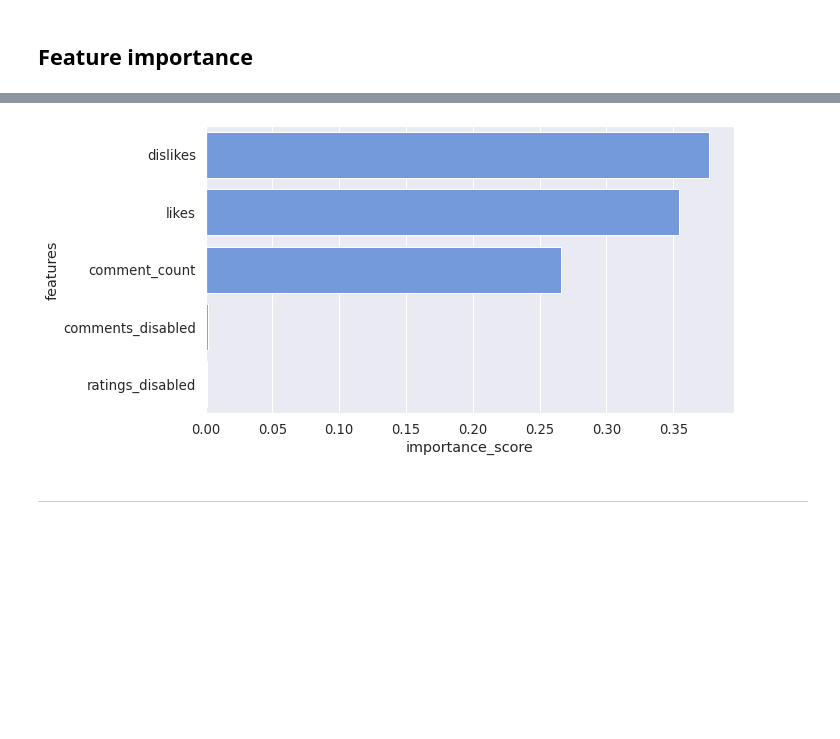
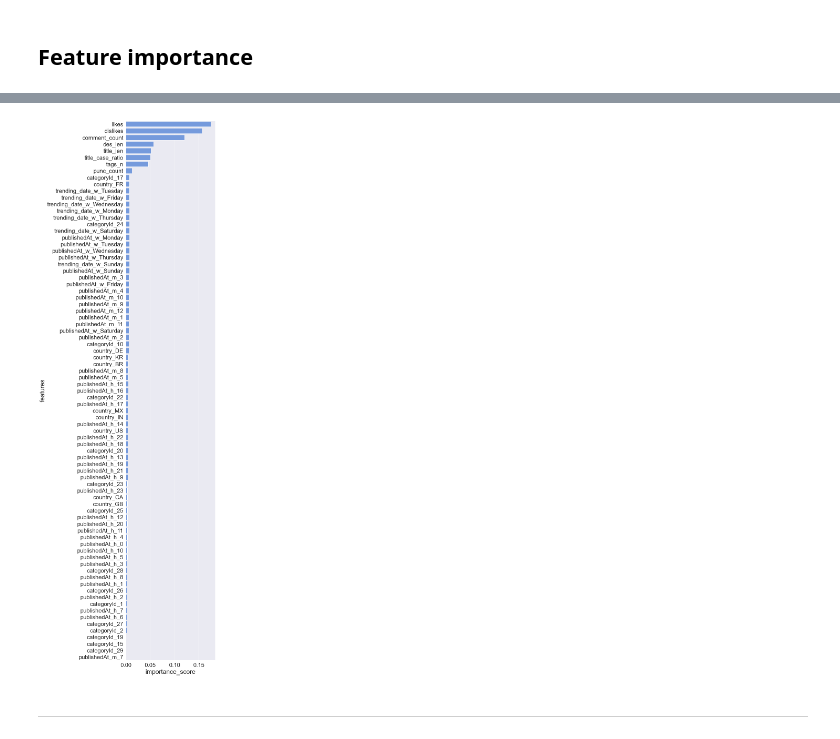
Before and after one commit to MRDVGroupProjectCSPB4502/MRDVGroupProjectCSPB4502, a Jupyter notebook: src/Rouzbeh/random forest.ipynb, the cells around one changed output, grey strips where cells are left out. Cells and saved outputs as stored; diff of their text form; code cells hidden in the pictures; blank space fills up the shorter version.

```diff
--- a/src/Rouzbeh/random forest.ipynb
+++ b/src/Rouzbeh/random forest.ipynb
@@ -228,0 +266,3 @@ dtype: object
+# %%
+dums = pd.get_dummies(df[cat_cols])
+dums
@@ -228,0 +283,5 @@ dtype: object
+# %%
+# columns not used in one hot encoding
+
+cols = list(set(df.columns) - set(cat_cols))
+cols
@@ -228,0 +298,9 @@ dtype: object
+# %%
+# join one hot columns to
+df = df[cols].copy()
+df = df.join(dums)
+
+# move target variable to the end of the dataframe
+temp = df['view_count_cat']
+df = df.drop(columns='view_count_cat')
+df['view_count_cat'] = temp
@@ -229,5 +322,4 @@ dtype: object
 # %%
-df = df['likes dislikes comment_count comments_disabled ratings_disabled view_count_cat'.split()]
 df_norm = min_max_scale(df.copy())
 df_norm.head()
 # %% [output]
@@ -440,8 +535,9 @@ importance
 # %%
-fig, ax = plt.subplots(figsize=(10, 5))
+sns.set(font_scale=2)
+fig, ax = plt.subplots(figsize=(10, 30))
 bp = sns.barplot(data=importance.sort_values('importance_score', ascending=False), x='importance_score', y='features', color='cornflowerblue');
 plt.tight_layout()
 # %% [output]
-[figure, old version]
+[figure, new version]
 # %% [markdown]
 ---
```
Also changed, not shown: parts of 44 cells of this notebook, 2 other files.
